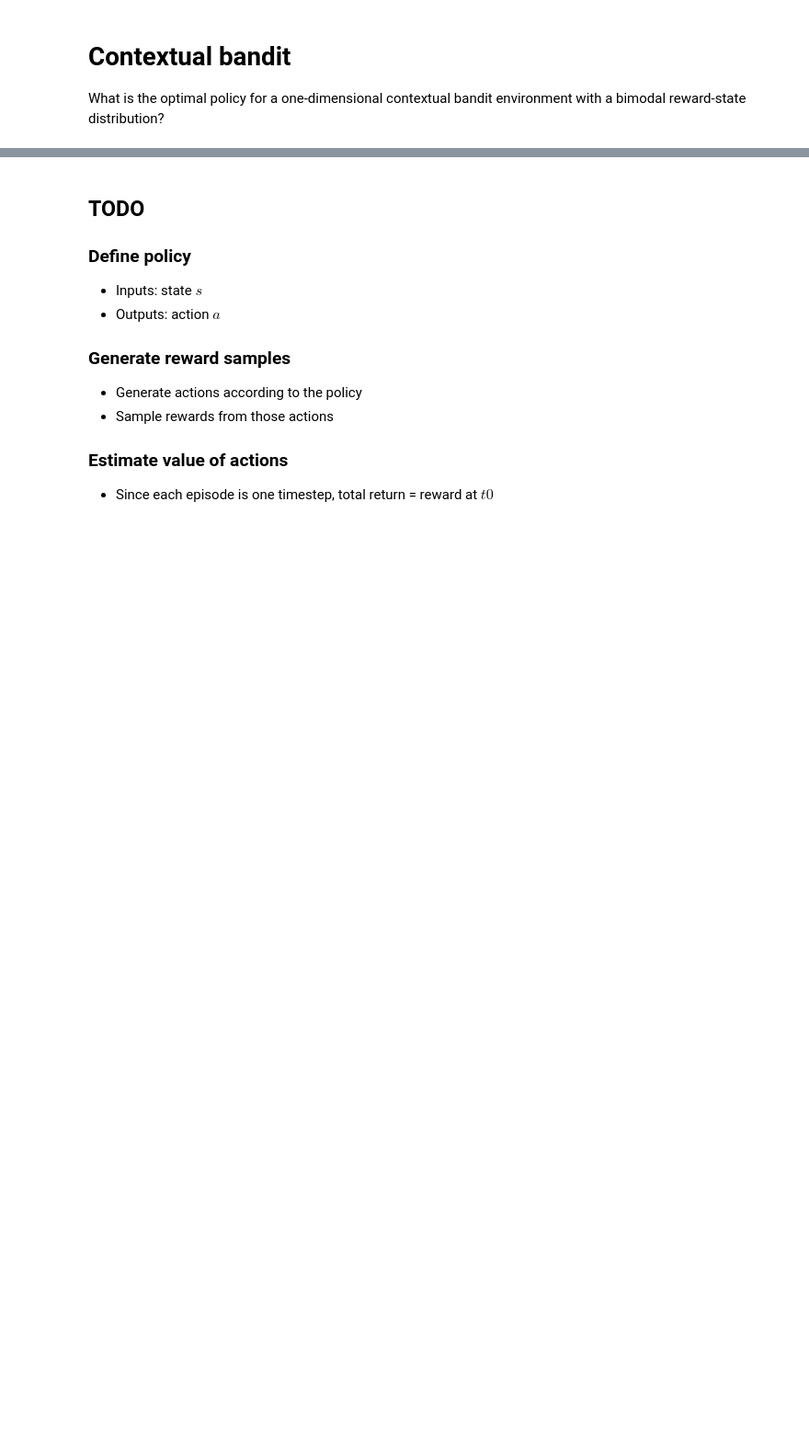
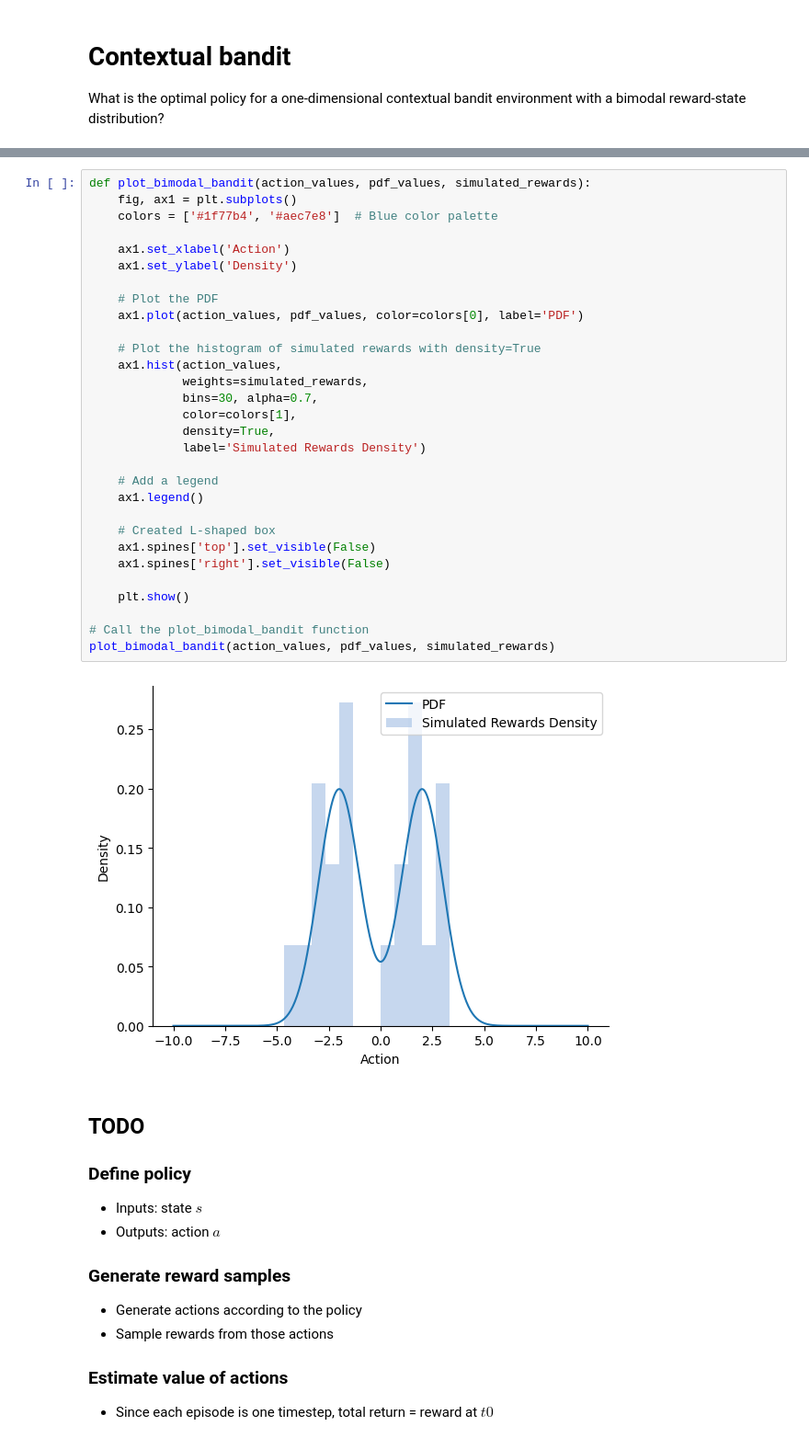
Before and after one commit to callum-lawson/fd-rl, a Jupyter notebook: bandits.ipynb, the cells around one changed output, grey strips where cells are left out. Shown at 92% size. Saved outputs shown, nothing was run; the diff lists cells and outputs as text; blank space fills up the shorter version.

```diff
--- a/bandits.ipynb
+++ b/bandits.ipynb
@@ -90,3 +67,35 @@ plot_bimodal_bandit(action_values, pdf_values, simulated_rewards)
+# %%
+def plot_bimodal_bandit(action_values, pdf_values, simulated_rewards):
+    fig, ax1 = plt.subplots()
+    colors = ['#1f77b4', '#aec7e8']  # Blue color palette
+
+    ax1.set_xlabel('Action')
+    ax1.set_ylabel('Density')
+
+    # Plot the PDF
+    ax1.plot(action_values, pdf_values, color=colors[0], label='PDF')
+
+    # Plot the histogram of simulated rewards with density=True
+    ax1.hist(action_values,
+             weights=simulated_rewards,
+             bins=30, alpha=0.7,
+             color=colors[1],
+             density=True,
+             label='Simulated Rewards Density')
+
+    # Add a legend
+    ax1.legend()
+
+    # Created L-shaped box
+    ax1.spines['top'].set_visible(False)
+    ax1.spines['right'].set_visible(False)
+
+    plt.show()
+
+# Call the plot_bimodal_bandit function
+plot_bimodal_bandit(action_values, pdf_values, simulated_rewards)
+# %% [output]
+[figure, added]
 # %% [markdown]
 ## TODO
 
```
Also changed, not shown: parts of 3 cells of this notebook.
